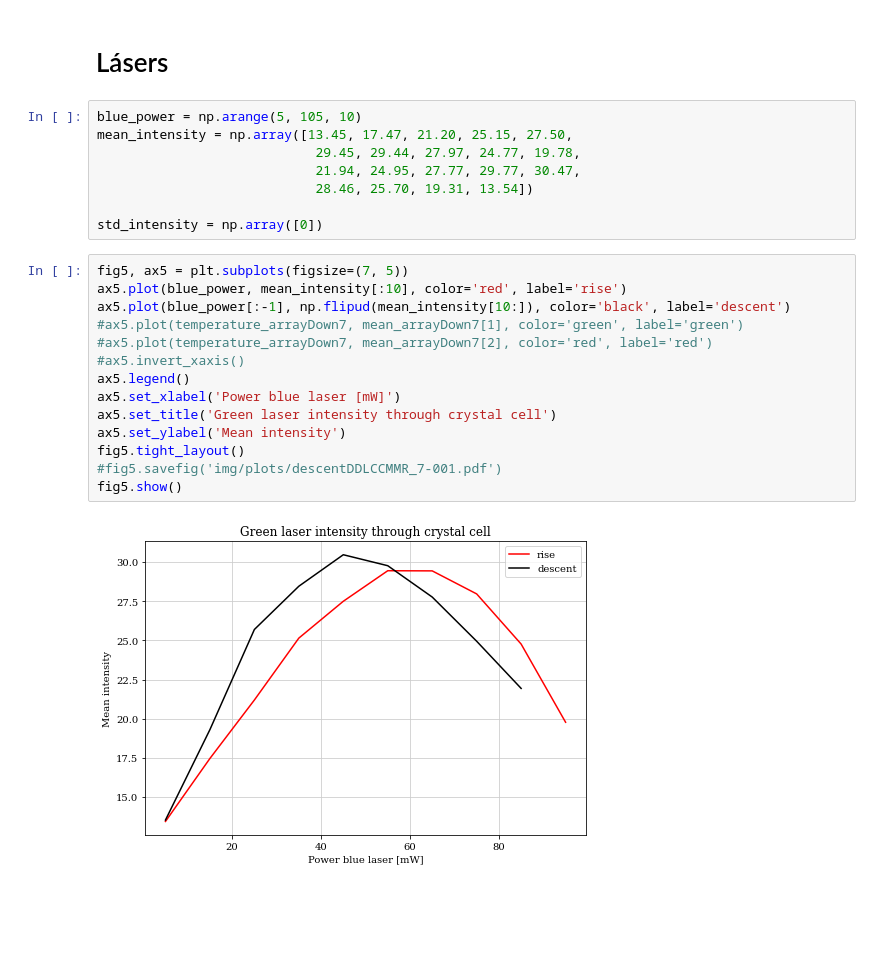
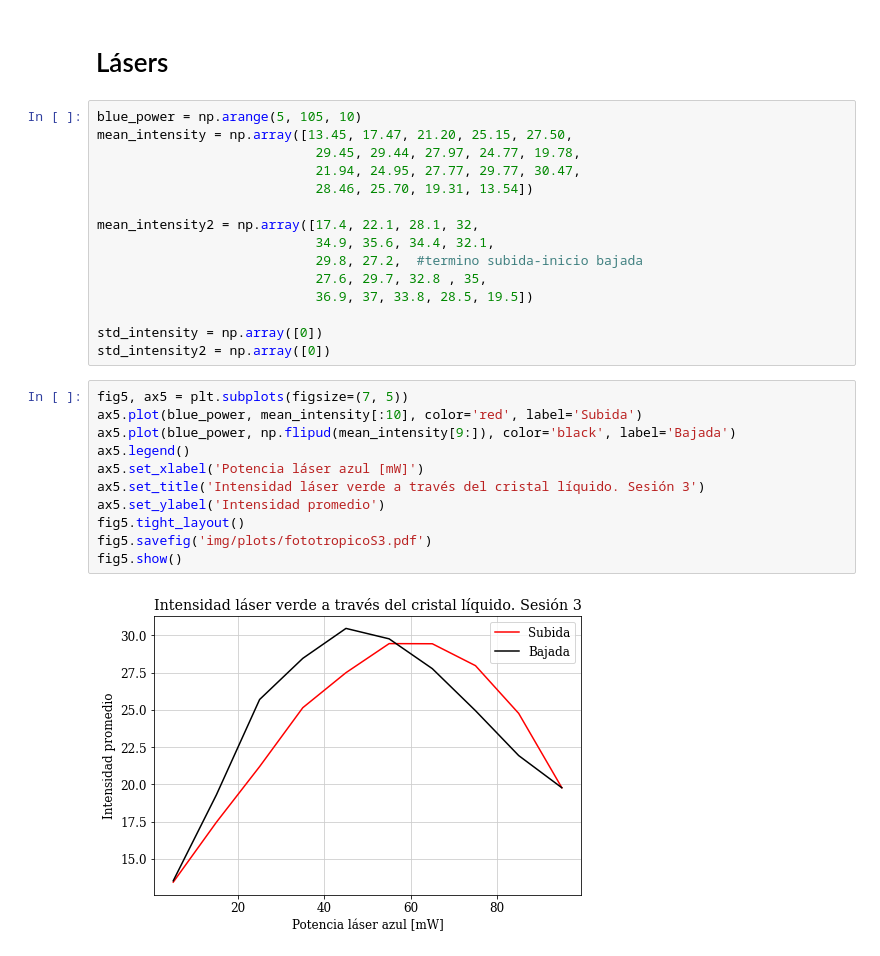
Before and after one commit to Wenupi/analysis-liquid_crystals, a Jupyter notebook: termo.ipynb, the cells around one changed output. Saved outputs shown, nothing was run; the diff lists cells and outputs as text; blank space fills up the shorter version.

```diff
--- a/termo.ipynb
+++ b/termo.ipynb
@@ -527,20 +511,24 @@ mean_intensity = np.array([13.45, 17.47, 21.20, 25.15, 27.50,
                             21.94, 24.95, 27.77, 29.77, 30.47,
                             28.46, 25.70, 19.31, 13.54])
 
+mean_intensity2 = np.array([17.4, 22.1, 28.1, 32,
+                            34.9, 35.6, 34.4, 32.1,
+                            29.8, 27.2,  #termino subida-inicio bajada
+                            27.6, 29.7, 32.8 , 35,
+                            36.9, 37, 33.8, 28.5, 19.5])
+
 std_intensity = np.array([0])
+std_intensity2 = np.array([0])
 # %%
 fig5, ax5 = plt.subplots(figsize=(7, 5))
-ax5.plot(blue_power, mean_intensity[:10], color='red', label='rise')
-ax5.plot(blue_power[:-1], np.flipud(mean_intensity[10:]), color='black', label='descent')
-#ax5.plot(temperature_arrayDown7, mean_arrayDown7[1], color='green', label='green')
-#ax5.plot(temperature_arrayDown7, mean_arrayDown7[2], color='red', label='red')
-#ax5.invert_xaxis()
+ax5.plot(blue_power, mean_intensity[:10], color='red', label='Subida')
+ax5.plot(blue_power, np.flipud(mean_intensity[9:]), color='black', label='Bajada')
 ax5.legend()
-ax5.set_xlabel('Power blue laser [mW]')
-ax5.set_title('Green laser intensity through crystal cell')
-ax5.set_ylabel('Mean intensity')
+ax5.set_xlabel('Potencia láser azul [mW]')
+ax5.set_title('Intensidad láser verde a través del cristal líquido. Sesión 3')
+ax5.set_ylabel('Intensidad promedio')
 fig5.tight_layout()
-#fig5.savefig('img/plots/descentDDLCCMMR_7-001.pdf')
+fig5.savefig('img/plots/fototropicoS3.pdf')
 fig5.show()
 # %% [output]
-[figure, old version]
+[figure, new version]
```
Also changed, not shown: parts of 11 cells of this notebook, 4 other files.
